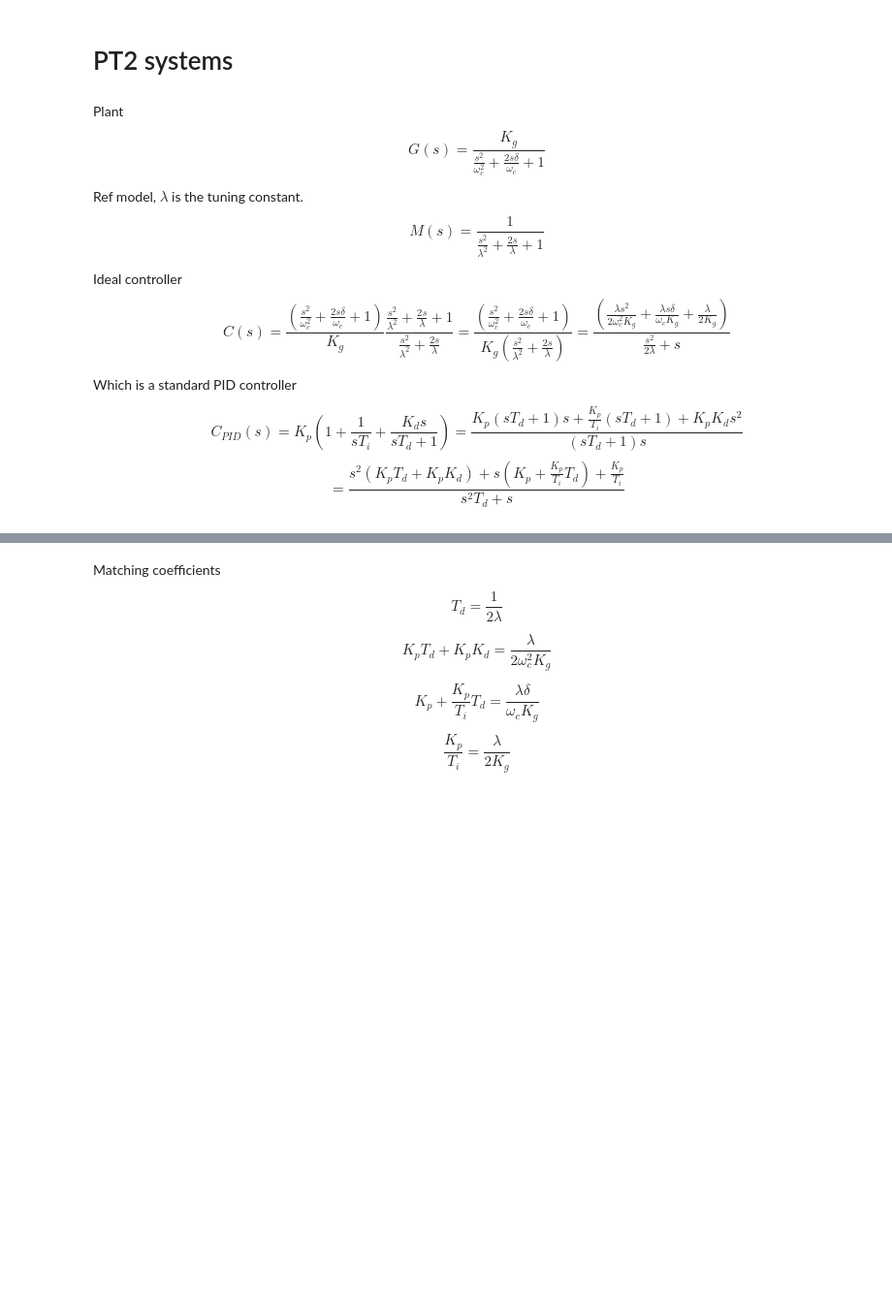
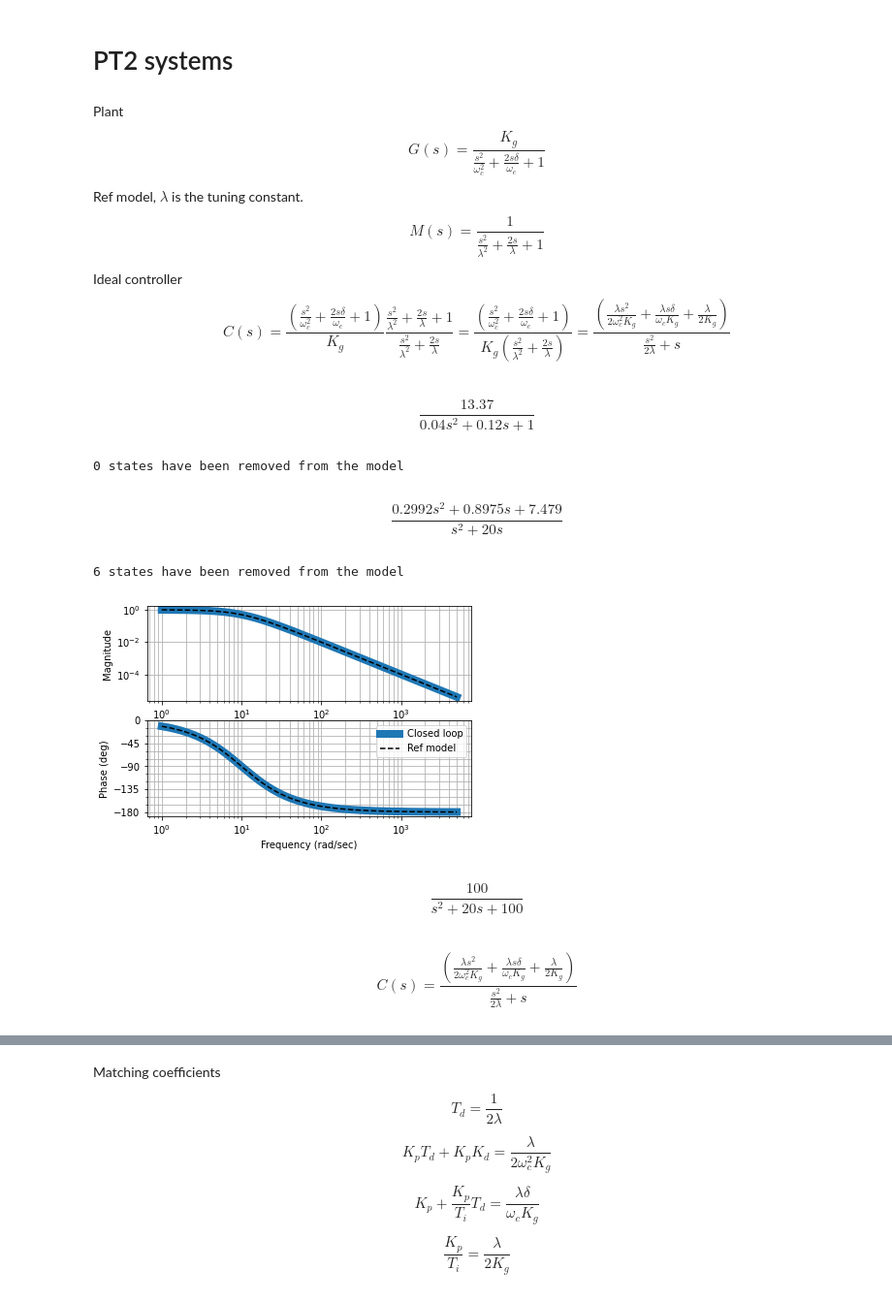
Before and after one commit to eliasrhoden/ideal-controllers, a Jupyter notebook: ideal_ctrl.ipynb, the cells around one changed output, grey strips where cells are left out. Shown at 97% size. Cells and saved outputs as stored; diff of their text form; code cells hidden in the pictures; blank space fills up the shorter version.

```diff
--- a/ideal_ctrl.ipynb
+++ b/ideal_ctrl.ipynb
@@ -123,12 +124,45 @@ C(s) = \dfrac{(\frac{s^2}{\omega_c^2} + \frac{2s\delta}{\omega_c} + 1)}{K_g} \df
 \dfrac{(\frac{s^2}{\omega_c^2} + \frac{2s\delta}{\omega_c} + 1)}{K_g(\frac{s^2}{\lambda^2} + \frac{2s}{\lambda})} =
 \dfrac{(\frac{\lambda s^2}{2\omega_c^2 K_g} + \frac{\lambda s\delta}{\omega_c K_g} + \frac{\lambda}{2K_g})}{\frac{s^2}{2\lambda} + s}
 $$
-
-Which is a standard PID controller
-
-$$
-C_{PID}(s) = K_p (1 + \frac{1}{s T_i} +  \frac{K_ds}{s T_d + 1}) =  \frac{K_p(s T_d + 1) s + \frac{K_p}{T_i}(s T_d + 1) +  K_p K_d s^2}{(s T_d + 1) s}
-$$
-$$
-=\frac{s^2 (K_p T_d + K_p K_d) + s (K_p + \frac{K_p}{T_i} T_d) + \frac{K_p}{T_i}}{s^2 T_d + s}
-$$
+# %%
+# ref model
+lam = 10
+M2 = 1/(s**2/lam**2 + 2*s/lam +1)
+
+# Plant
+
+wc = 5
+delta = 0.3
+Kg = 13.37
+
+G = ctrl.tf(Kg,[1/wc**2,2*delta/wc,1])
+G
+# %% [output]
+$$\frac{13.37}{0.04 s^2 + 0.12 s + 1}$$
+# %%
+Cid = (lam*s**2/(2*wc**2*Kg) + lam*s*delta/(wc*Kg) + lam/(2*Kg))/(s**2/(2*lam) + s)
+Cid = ctrl.minreal(Cid)
+Cid
+# %% [output]
+0 states have been removed from the model
+$$\frac{0.2992 s^2 + 0.8975 s + 7.479}{s^2 + 20 s}$$
+# %%
+CL = G*Cid/(1 + G*Cid)
+CL2 = ctrl.minreal(CL)
+
+ctrl.bode(CL2,omega_limits =(1,5000),label='Closed loop',linewidth=8)
+ctrl.bode(M2,omega_limits =(1,5000),linestyle='--',color='k',label='Ref model')
+
+plt.legend()
+plt.show()
+CL2
+# %% [output]
+6 states have been removed from the model
+[figure, added]
+$$\frac{100}{s^2 + 20 s + 100}$$
+# %% [markdown]
+$$
+C(s)
+=
+\dfrac{(\frac{\lambda s^2}{2\omega_c^2 K_g} + \frac{\lambda s\delta}{\omega_c K_g} + \frac{\lambda}{2K_g})}{\frac{s^2}{2\lambda} + s}
+$$
```
Also changed, not shown: parts of 8 cells of this notebook.
